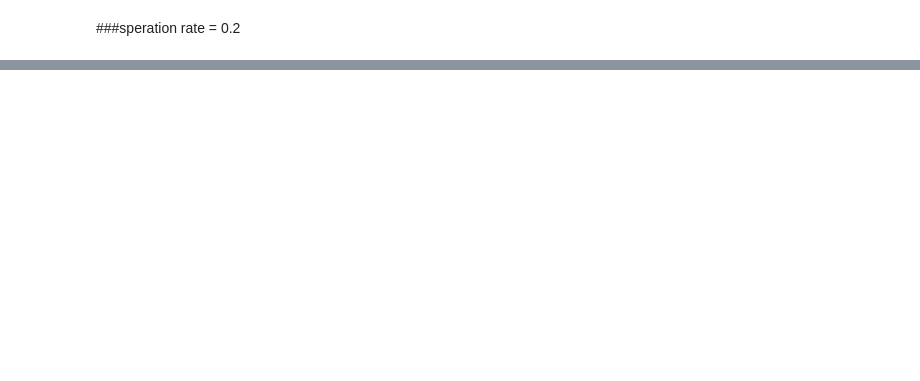
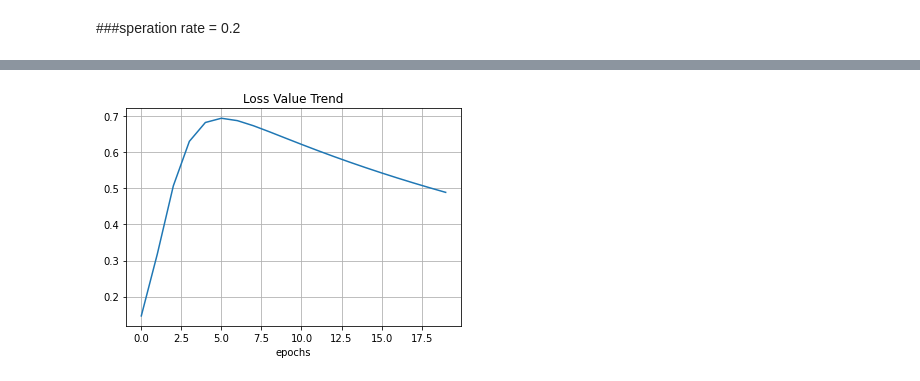
Before and after one commit to HIsu1231/AI_INOVATION_SQUARE, a Jupyter notebook: overfitting.ipynb, the cells around one changed output, grey strips where cells are left out. Drawn from its saved outputs; the diff is of its cells as text; code cells hidden in the pictures; blank space fills up the shorter version.

```diff
--- a/overfitting.ipynb
+++ b/overfitting.ipynb
@@ -552,0 +635,8 @@ plt.show()
+# %%
+plt.title('Loss Value Trend')
+plt.xlabel('epochs')
+plt.grid()
+plt.plot(loss_val_list)
+plt.show()
+# %% [output]
+[figure, added]
```
Also changed, not shown: parts of 13 cells of this notebook.
